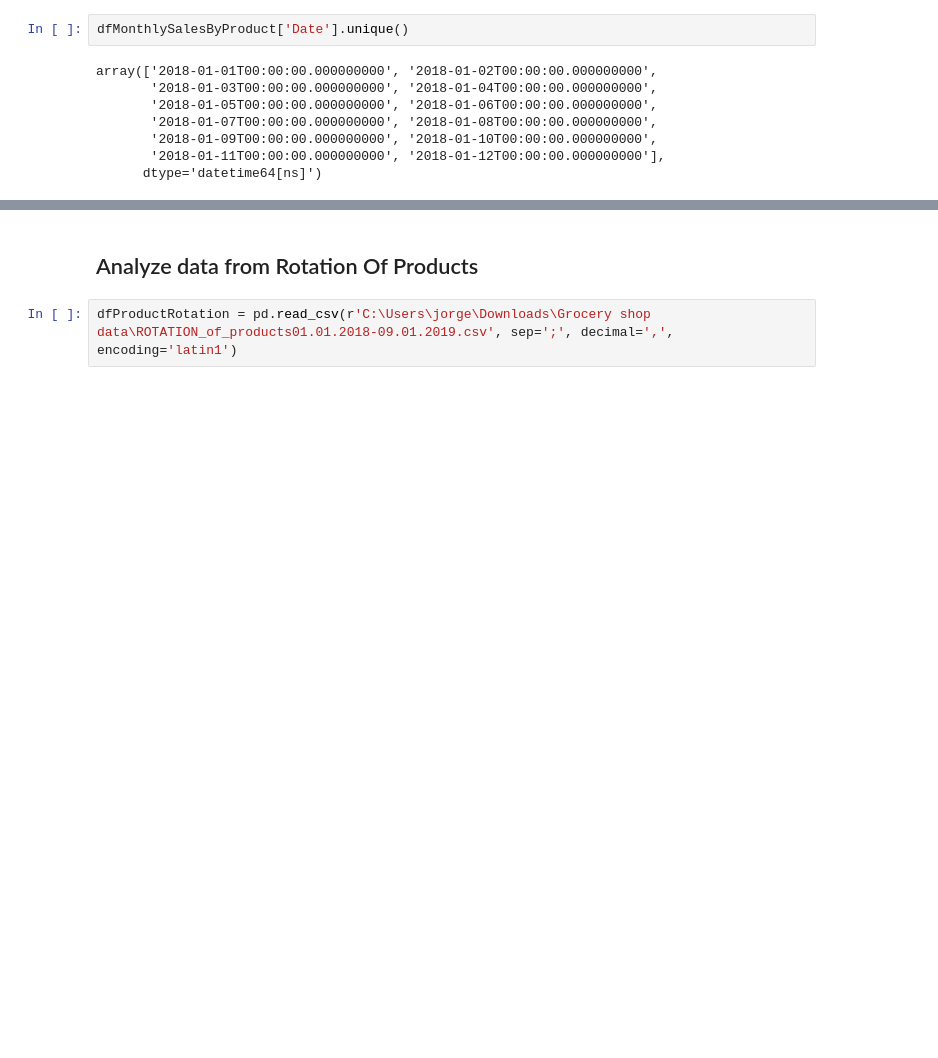
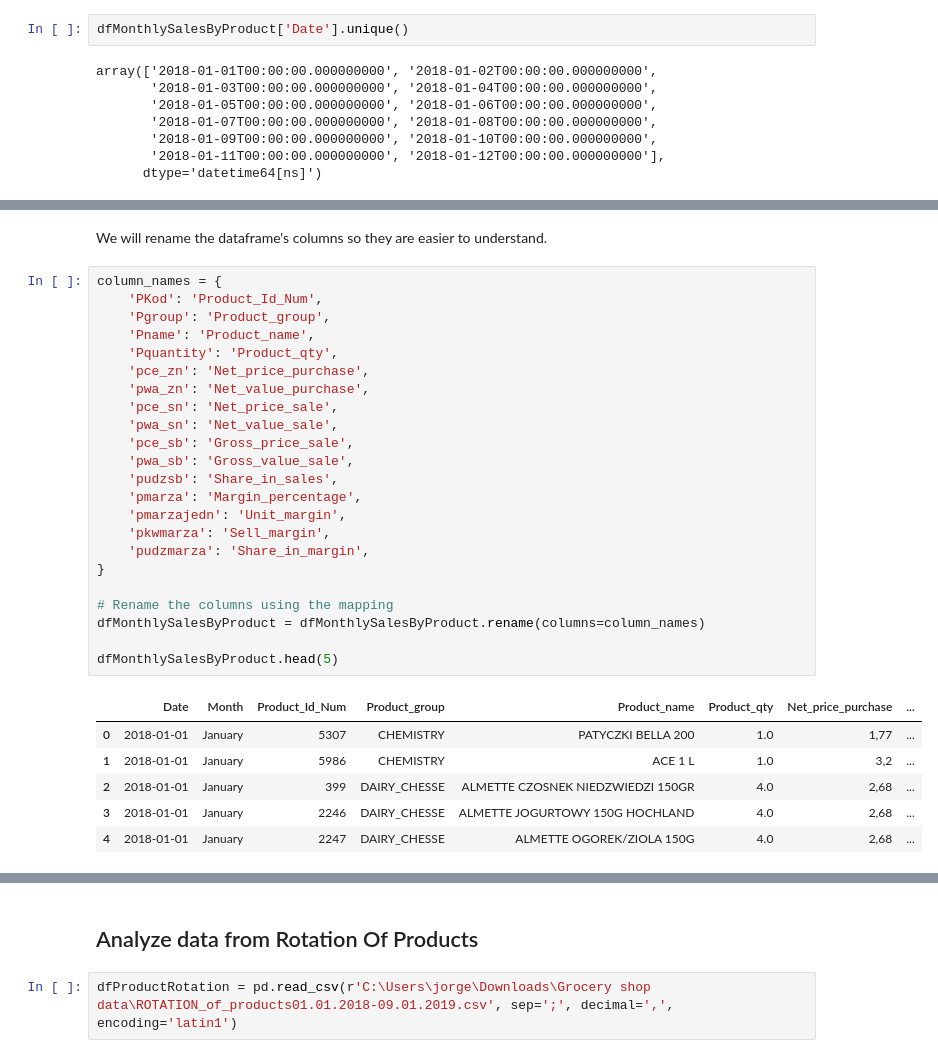
Before and after one commit to georgeolivares/Analisis-de-tienda-Poland, a Jupyter notebook: Analisis de tienda.ipynb, the cells around one changed output, grey strips where cells are left out. Cells and saved outputs as stored; diff of their text form; blank space fills up the shorter version.

```diff
--- a/Analisis de tienda.ipynb
+++ b/Analisis de tienda.ipynb
@@ -531,0 +552,32 @@ dfMonthlySalesByProduct
+# %% [markdown]
+We will rename the dataframe's columns so they are easier to understand.
+# %%
+column_names = {
+    'PKod': 'Product_Id_Num',
+    'Pgroup': 'Product_group',
+    'Pname': 'Product_name',
+    'Pquantity': 'Product_qty',
+    'pce_zn': 'Net_price_purchase',
+    'pwa_zn': 'Net_value_purchase',
+    'pce_sn': 'Net_price_sale',
+    'pwa_sn': 'Net_value_sale',
+    'pce_sb': 'Gross_price_sale',
+    'pwa_sb': 'Gross_value_sale',
+    'pudzsb': 'Share_in_sales',
+    'pmarza': 'Margin_percentage',
+    'pmarzajedn': 'Unit_margin',
+    'pkwmarza': 'Sell_margin',
+    'pudzmarza': 'Share_in_margin',
+}
+
+# Rename the columns using the mapping
+dfMonthlySalesByProduct = dfMonthlySalesByProduct.rename(columns=column_names)
+
+dfMonthlySalesByProduct.head(5)
+# %% [output]
+|  | Date | Month | Product_Id_Num | Product_group | Product_name | Product_qty | Net_price_purchase | ... |
+| 0 | 2018-01-01 | January | 5307 | CHEMISTRY | PATYCZKI BELLA 200 | 1.0 | 1,77 | ... |
+| 1 | 2018-01-01 | January | 5986 | CHEMISTRY | ACE 1 L | 1.0 | 3,2 | ... |
+| 2 | 2018-01-01 | January | 399 | DAIRY_CHESSE | ALMETTE CZOSNEK NIEDZWIEDZI 150GR | 4.0 | 2,68 | ... |
+| 3 | 2018-01-01 | January | 2246 | DAIRY_CHESSE | ALMETTE JOGURTOWY 150G HOCHLAND | 4.0 | 2,68 | ... |
+| 4 | 2018-01-01 | January | 2247 | DAIRY_CHESSE | ALMETTE OGOREK/ZIOLA 150G | 4.0 | 2,68 | ... |
```
Also changed, not shown: parts of 4 cells of this notebook.
